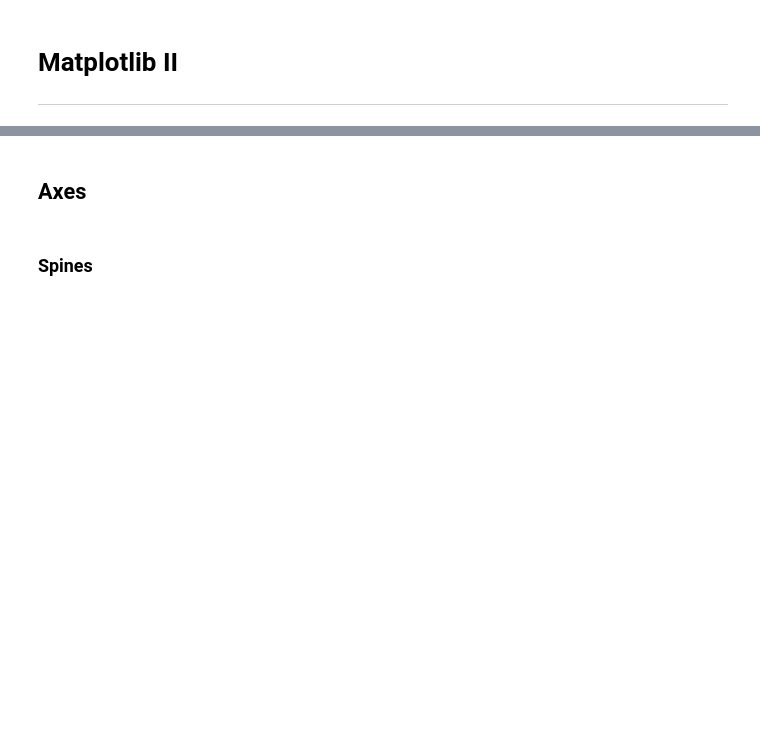
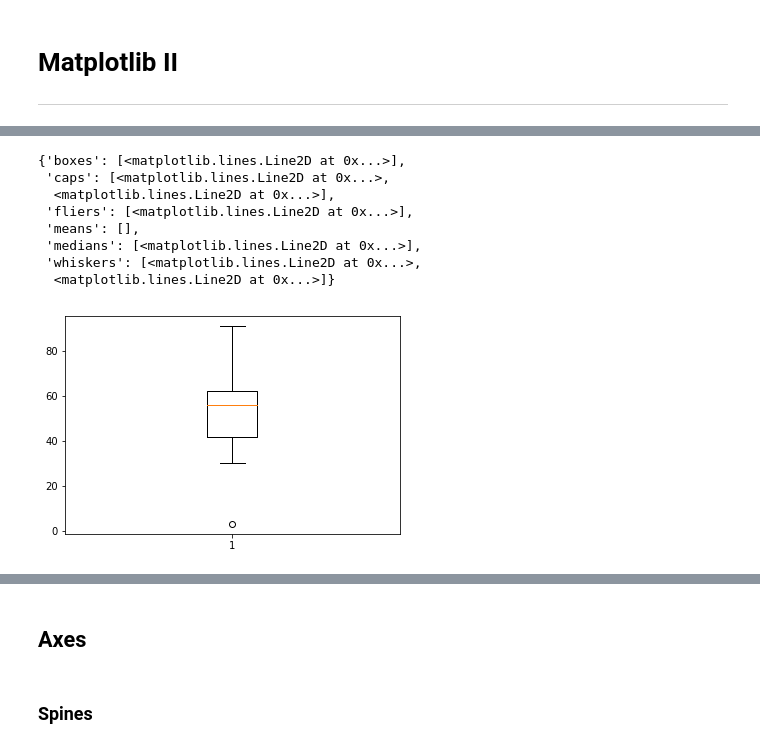
Before and after one commit to learningwithdg/datascience, a Jupyter notebook: Matplotlib II.ipynb, the cells around one changed output, grey strips where cells are left out. Saved outputs shown, nothing was run; the diff lists cells and outputs as text; code cells hidden in the pictures; blank space fills up the shorter version.

```diff
--- a/Matplotlib II.ipynb
+++ b/Matplotlib II.ipynb
@@ -47,0 +84,12 @@ plt.hist(values)
+# %%
+plt.boxplot(ages)
+# %% [output]
+{'boxes': [<matplotlib.lines.Line2D at 0x...>],
+ 'caps': [<matplotlib.lines.Line2D at 0x...>,
+  <matplotlib.lines.Line2D at 0x...>],
+ 'fliers': [<matplotlib.lines.Line2D at 0x...>],
+ 'means': [],
+ 'medians': [<matplotlib.lines.Line2D at 0x...>],
+ 'whiskers': [<matplotlib.lines.Line2D at 0x...>,
+  <matplotlib.lines.Line2D at 0x...>]}
+[figure, added]
```
Also changed, not shown: parts of 17 cells of this notebook, 5 other files.
